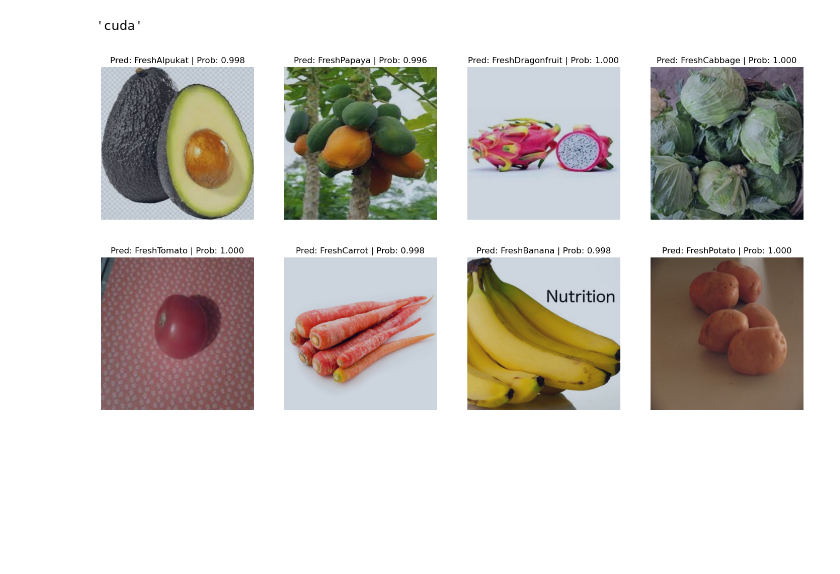
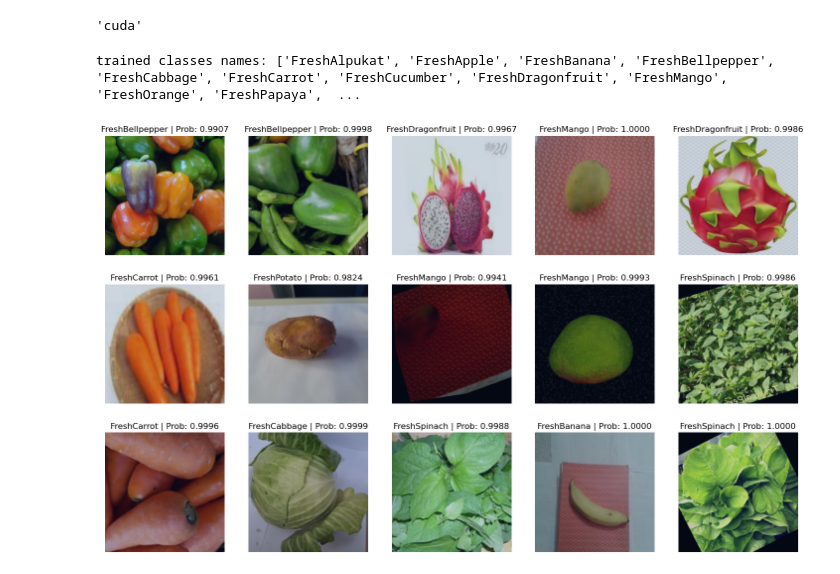
Before and after one commit to georaiser/10_Fruits_protel, a Jupyter notebook: fruits_protel_efficientnet.ipynb, the cells around one changed output. Drawn from its saved outputs; the diff is of its cells as text; code cells hidden in the pictures; blank space fills up the shorter version.

Commit message:
fresh

```diff
--- a/fruits_protel_efficientnet.ipynb
+++ b/fruits_protel_efficientnet.ipynb
@@ -329,12 +352,18 @@ model_load = torch.load('models/model_full_EfficientNet_202402251825') # full mo
-# %%
-# load classes file
-with open("classes", "r") as fj:
-    classes = json.load(fj)
+# %%
+# Opening file trained classes
+f = open('classes_trained')
+# json to dictionary
+classes_names_trained = json.load(f)
+# Closing file
+f.close()
+print(f'trained classes names: {classes_names_trained}')
+# %% [output]
+trained classes names: ['FreshAlpukat', 'FreshApple', 'FreshBanana', 'FreshBellpepper', 'FreshCabbage', 'FreshCarrot', 'FreshCucumber', 'FreshDragonfruit', 'FreshMango', 'FreshOrange', 'FreshPapaya',  ...
 # %%
 def pred_and_plot_image(
     model: torch.nn.Module,
     image_path: str,
-    class_names,
+    classes_names_trained,
     transform,
     device):
 
@@ -351,38 +380,48 @@ def pred_and_plot_image(
         pred_logit = model(image) # perform inference on target sample
         pred_prob = torch.softmax(pred_logit, dim=1) # turn logits into prediction probabilities
         pred_label = torch.argmax(pred_prob, dim=1) # turn prediction probabilities into prediction label
-        pred_class = class_names[pred_label.cpu()] # hardcode prediction class to be on CPU
+        #pred_class = classes_name[str(pred_label.cpu().item())] #
 
         # put in the dictionary
         pred_dict["pred_prob"] = round(pred_prob.unsqueeze(0).max().cpu().item(), 4)
-        pred_dict["pred_class"] = pred_class
+        pred_dict["pred_label"] = pred_label
+
+        pred_dictionary.append(pred_dict)
 
     # Plot the image
     plt.imshow(image.squeeze().permute(1, 2, 0).cpu().numpy()*[0.18]+[0.4]) # unnormalize
 
-    if class_names:
-        title = f"Pred: {class_names[pred_label.cpu()]} | Prob: {pred_prob.max().cpu():.3f}"
+    if classes_names_trained:
+        title = f"{classes_names_trained[pred_label.cpu().item()]} | Prob: {pred_prob.max().cpu():.4f}"
     else:
-        title = f"Pred: {pred_label} | Prob: {pred_prob.max().cpu():.3f}"
+        title = f"{pred_label.cpu().item()} | Prob: {pred_prob.max().cpu():.4f}"
 
     plt.title(title)
     plt.axis(False)
 
-    return pred_dict
+    return pred_dictionary
 # %%
+# Set the manual seeds
+SEED2=67
+torch.manual_seed(SEED2)
+torch.cuda.manual_seed(SEED2)
+random.seed(SEED2)
+
 root_path = Path(os.getcwd())
 # Get a list of all test image filepaths
 test_dir = root_path / "dataset_subset" / "test"
 test_data_paths = list(Path(test_dir).glob("*/*.jpg"))
 
+pred_dictionary=[]
+
 # Randomly select a test image path
-img_paths = random.sample(test_data_paths, k=8)
+img_paths = random.sample(test_data_paths, k=15)
 
-fig = plt.figure(figsize=(18, 9))
-rows, cols = 2, 4
+fig = plt.figure(figsize=(18, 11))
+rows, cols = 3, 5
 for i in range(0, rows * cols):
     ax = fig.add_subplot(rows, cols, i+1)
     img = img_paths[i]
-    pred_dict = pred_and_plot_image(model_load, img, classes, transform, device)
+    pred_dictionary = pred_and_plot_image(model_load, img, classes_names_trained, transform, device)
 # %% [output]
-[figure, old version]
+[figure, new version]
```
Also changed, not shown: parts of 24 cells of this notebook, 15 other files.
